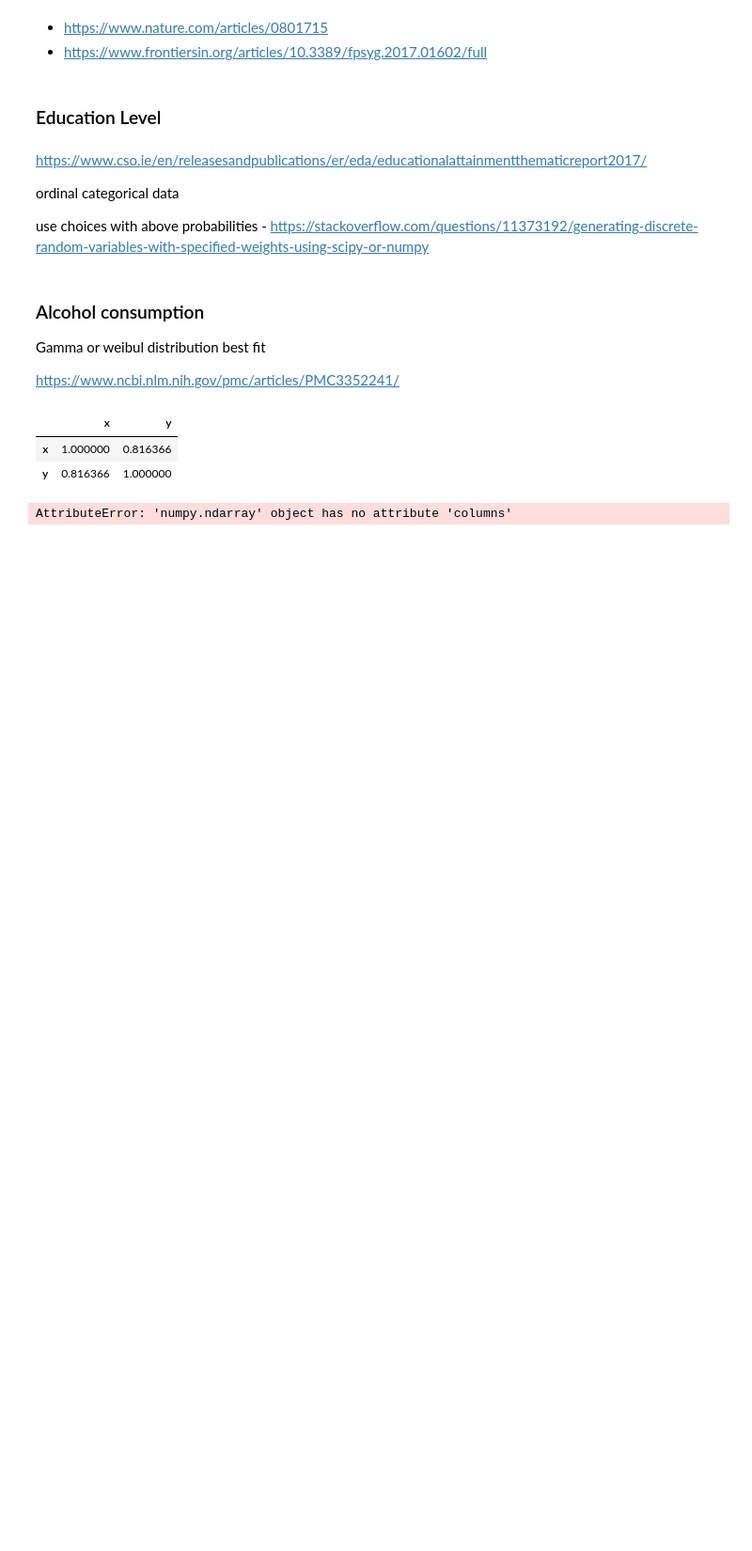
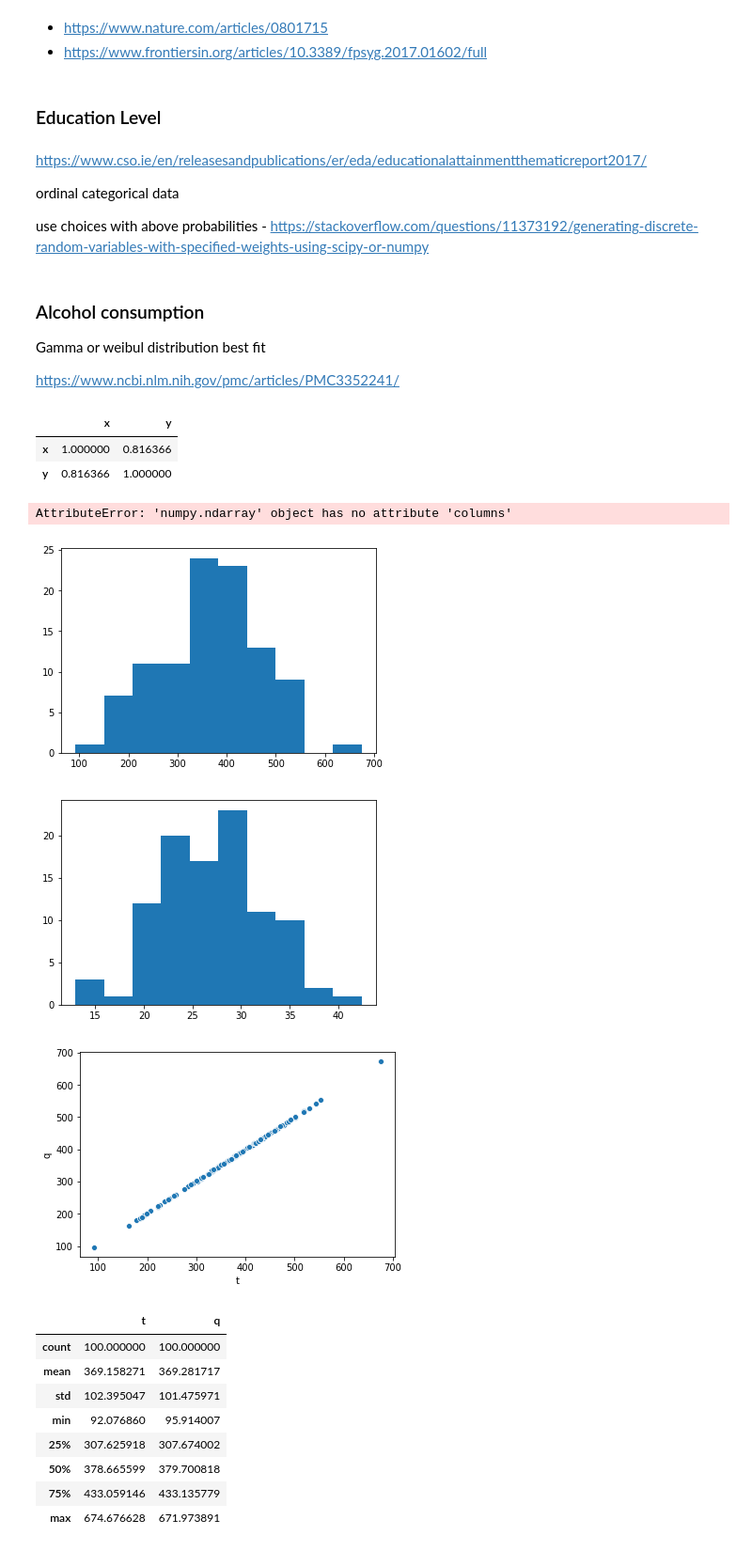
Before and after one commit to dermotkel/programming-project, a Jupyter notebook: Programming Project.ipynb, the cells around one changed output. Shown: that part at 94% size. Drawn from its saved outputs; the diff is of its cells as text; code cells hidden in the pictures; blank space fills up the shorter version.

```diff
--- a/Programming Project.ipynb
+++ b/Programming Project.ipynb
@@ -81,24 +81,37 @@ corr_mat = np.array([[1.0, 0.99],
 # %%
 upper_chol = cholesky(corr_mat)
 
-t = np.random.normal(35000, 109, 100)
+t = np.random.normal(350, 109, 100)
 plt.hist(t)
 plt.show()
 
 q = np.random.normal(27.5, 5, 100)
 plt.hist(q)
 plt.show()
 
 com1 = pd.DataFrame({'t':t, 'q':q})
 
 ans = com1 @ upper_chol
 ans.columns = ['t', 'q']
 
 sns.scatterplot(x="t", y="q", data=ans)
 plt.show()
 
 ans.corr()
 ans.describe()
+# %% [output]
+[figure, added]
+[figure, added]
+[figure, added]
+|  | t | q |
+| count | 100.000000 | 100.000000 |
+| mean | 369.158271 | 369.281717 |
+| std | 102.395047 | 101.475971 |
+| min | 92.076860 | 95.914007 |
+| 25% | 307.625918 | 307.674002 |
+| 50% | 378.665599 | 379.700818 |
+| 75% | 433.059146 | 433.135779 |
+| max | 674.676628 | 671.973891 |
 # %%
 from scipy.stats import multivariate_normal as mvn
 # %%
```
Also changed, not shown: parts of 22 cells of this notebook.
